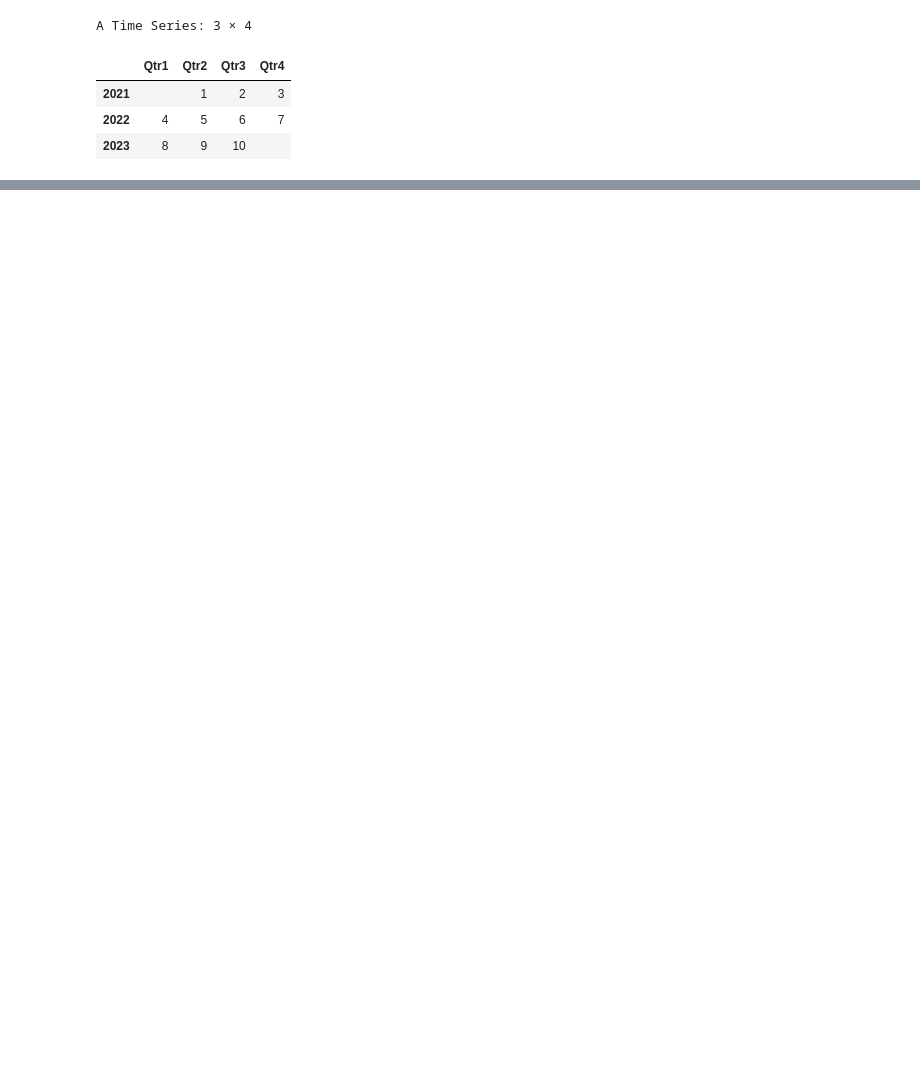
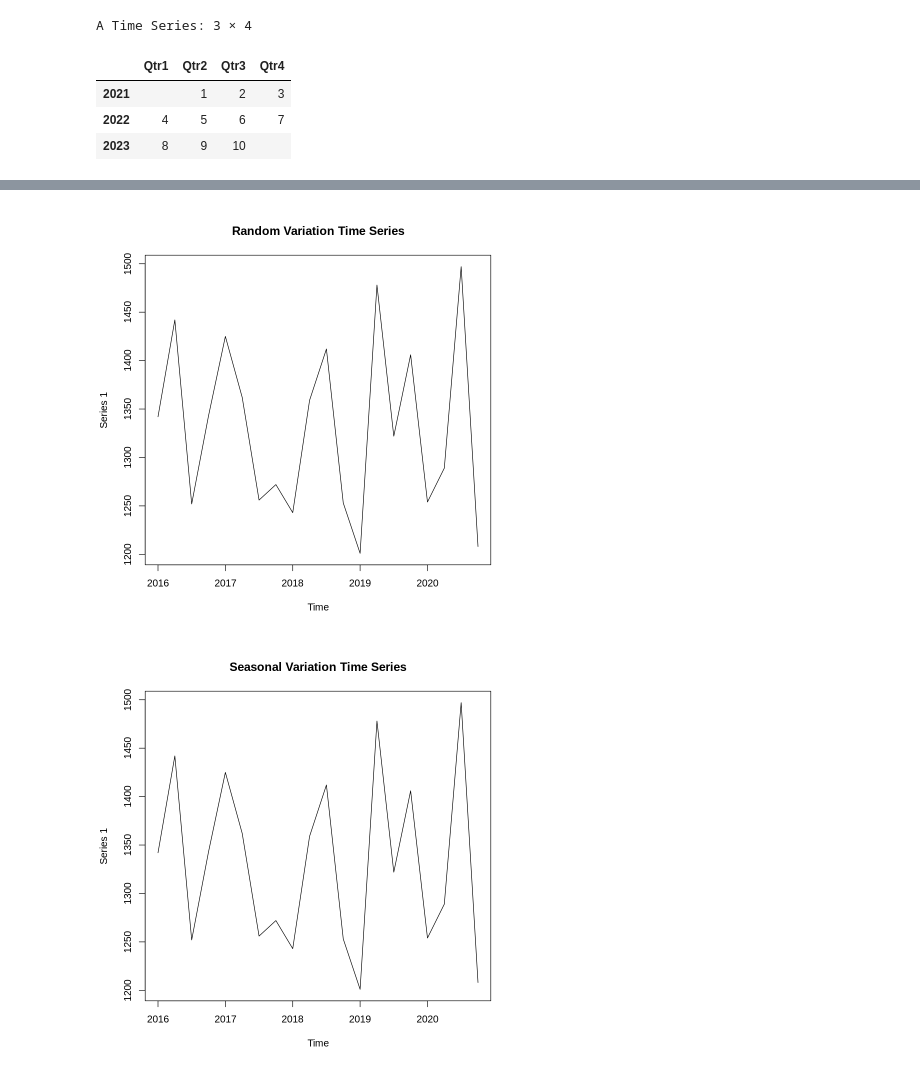
Before and after one commit to zirzirlove96/AI_Project, a Jupyter notebook: AI_Project_Practice.ipynb, the cells around one changed output, grey strips where cells are left out. Cells and saved outputs as stored; diff of their text form; code cells hidden in the pictures; blank space fills up the shorter version.

```diff
--- a/AI_Project_Practice.ipynb
+++ b/AI_Project_Practice.ipynb
@@ -39,0 +47,8 @@ data에 dd를 담아서 전처리하는 과정이다.
+# %%
+#계절변동(주기적인 변동)
+season1.ts = ts(data=dd<-matrix(c(1142, 1242, 1452, 1543,
+                                          1125, 1262, 1456, 1572,
+                                          1143, 1269, 1462, 1553,
+                                          1121, 1258, 1472, 1546,
+                                          1154, 1249, 1477, 1548)), s=c(2016,1), f=4) #좀 더 축약해서 쓸 수 있음
+season1.ts
@@ -39,0 +74,8 @@ data에 dd를 담아서 전처리하는 과정이다.
+# %%
+par(mfrow = c(1,1)) #데이터 전처리한 여러 데이터를 한 화면에 보이도록 하는 함수?
+plot(dd.ts, main = 'Random Variation Time Series')
+plot(season1.ts, main = 'Seasonal Variation Time Series')
+plot(trend1.ts, main = 'Trend Variation Time Series')
+# %% [output]
+[figure, added]
+[figure, added]
```
Also changed, not shown: parts of 6 cells of this notebook.
